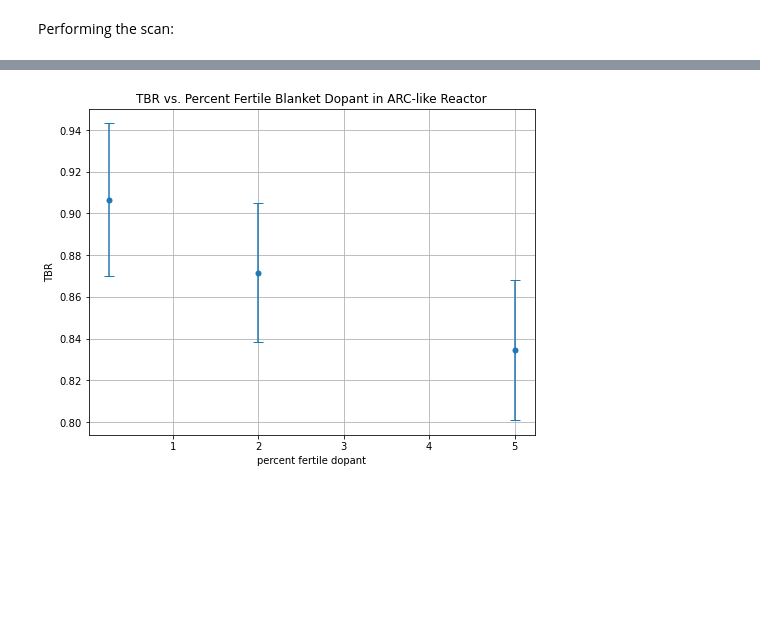
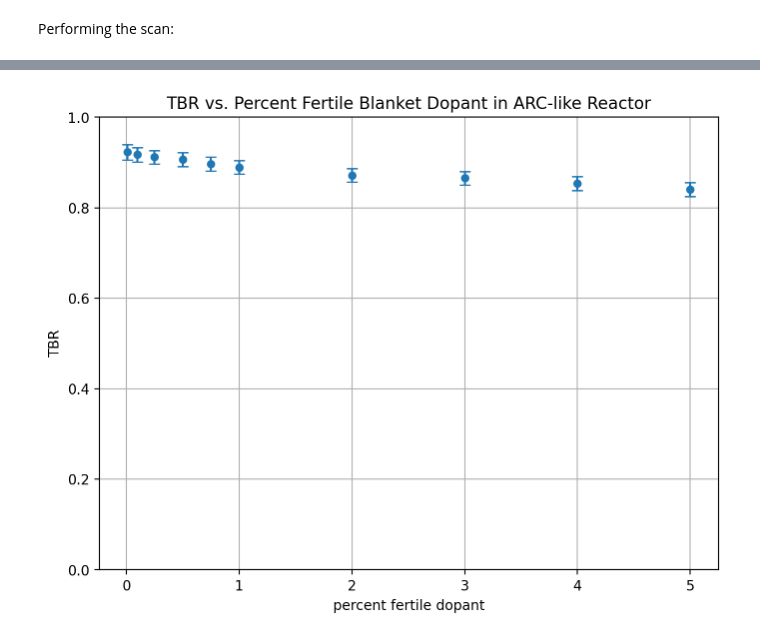
Before and after one commit to jlball/arc-proliferation, a Jupyter notebook: arc2018/depletion_scan/arc2018_depletion_scan.ipynb, the cells around one changed output, grey strips where cells are left out. Saved outputs shown, nothing was run; the diff lists cells and outputs as text; code cells hidden in the pictures; blank space fills up the shorter version.

```diff
--- a/arc2018/depletion_scan/arc2018_depletion_scan.ipynb
+++ b/arc2018/depletion_scan/arc2018_depletion_scan.ipynb
@@ -138,7 +138,7 @@ source.energy = openmc.stats.Muir(e0=14080000.0, m_rat=5.0, kt=20000.0)
 # specifies the simulation computational intensity
 settings = openmc.Settings()
 settings.batches = 10
-settings.particles = 100
+settings.particles = 500
 settings.inactive = 0
 settings.run_mode = "fixed source"
 settings.source = source
@@ -181,14 +181,14 @@ tallies.export_to_xml()
 # %% [markdown]
 Setting up for the scan of depletion runs:
 # %%
-percents_fertile = [0.25, 5]
+percents_fertile = [0.01, 0.1, 0.25, 0.5, 0.75, 1, 2, 3, 4, 5]
 
 # this tells openmc the decay paths between isotopes including proabilities of different routes and half lives
-chain_filename = main_folder_path + 'chain_endfb71_pwr.xml'
+chain_filename = main_folder_path + 'simplified_chain_fast_spectrum.xml'
 chain = openmc.deplete.Chain.from_xml(chain_filename)
 
 # Set depletion calculation parameters:
-number_of_steps = 2
+number_of_steps = 5
 total_time = 1 * 365 * 24 #hours
 fusion_power = 525 # MW
 
@@ -276,7 +272,7 @@ Performing the scan:
 # %%
 for i, percent_fertile in enumerate(percents_fertile):
     # Create materials object with desired pertile percent:
-    materials, blanket_material_ids = generate_materials(percent_fertile=percent_fertile)
+    materials, blanket_material_ids = generate_materials(percent_fertile=percent_fertile, Li6_enrichment=90)
 
     #Create OpenMC model object using this new materials object:
     model = openmc.Model(
@@ -455,12 +414,13 @@ for i, percent_fertile in enumerate(percents_fertile):
 # %%
-fig, ax = plt.subplots()
-ax.errorbar(percents_fertile, tbrs, yerr=tbrs_std, fmt='.', ms=10, capsize=5)
+plot_dpi = 200
+fig, ax = plt.subplots(dpi=plot_dpi)
+ax.errorbar(percents_fertile, tbrs, yerr=tbrs_std, fmt='.', ms=10, capsize=4)
 
-ax.set(title="TBR vs. Percent Fertile Blanket Dopant in ARC-like Reactor", xlabel="percent fertile dopant", ylabel='TBR')
+ax.set(title='TBR vs. Percent Fertile Blanket Dopant in ARC-like Reactor', xlabel="percent fertile dopant", ylabel='TBR', ylim=[0, 1])
 ax.grid()
 
 plt.gcf().set_size_inches(8, 6)
 plt.show()
 # %% [output]
-[figure, old version]
+[figure, new version]
 # %%
```
Also changed, not shown: parts of 4 cells of this notebook.
